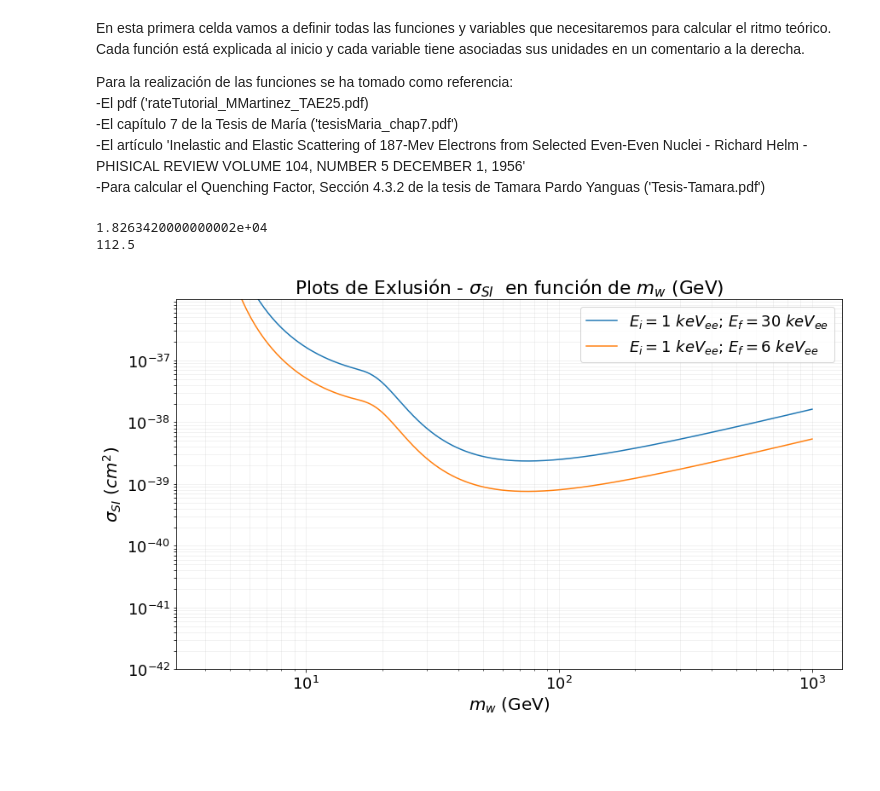
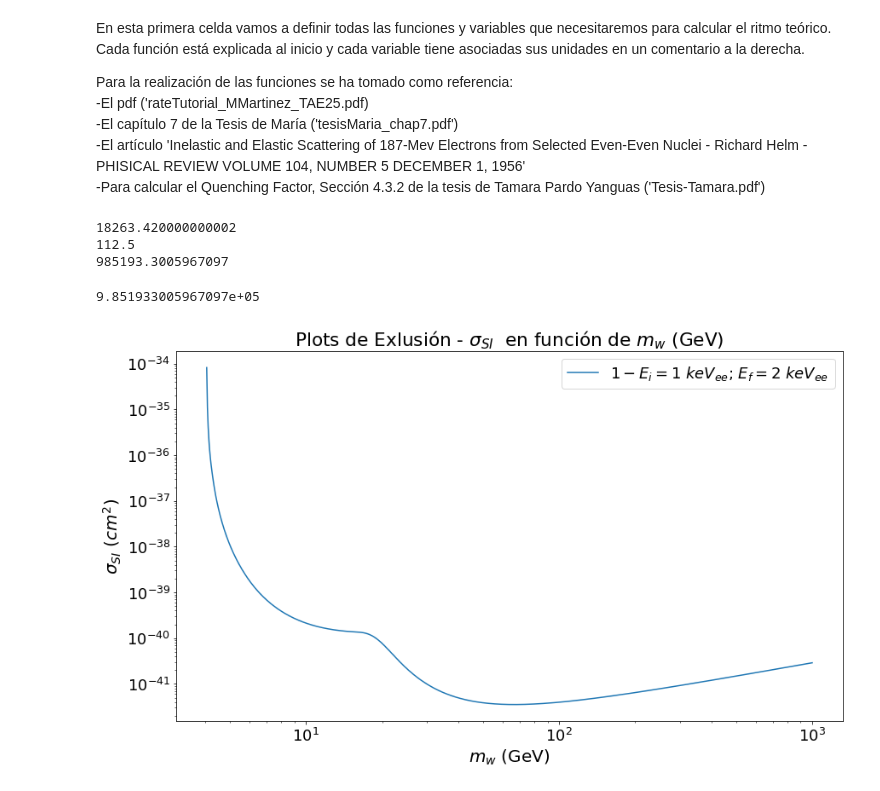
Before and after one commit to 716292-bbm/TFG, a Jupyter notebook: TFG_Plots_exc_param.ipynb, the cells around one changed output. Cells and saved outputs as stored; diff of their text form; code cells hidden in the pictures; blank space fills up the shorter version.

```diff
--- a/TFG_Plots_exc_param.ipynb
+++ b/TFG_Plots_exc_param.ipynb
@@ -23,73 +23,70 @@ from funciones_ritmo_exp import*
 
 
 plt.rcParams['font.size'] = 18
+# %%
+
+timeMax=72.9
+timeMin=255.5
+timeAvg=(timeMax+timeMin)/2.
+
+mW_min=0.1 #masa wimp minima en GeV
+mW_max=3
+
+mWs=np.logspace(mW_min,mW_max,num=1000,endpoint=True)
+
+
+tiempo_exposicion=calcula_t_exposicion()
+masa_exposicion=calcula_m_exposicion()
+print(tiempo_exposicion)
+print(masa_exposicion)
+
+
+#Calculamos función Numero de Cuentas teorico
+
+Ei=1
+Ef=2
+
+N_exp=numero_cuentas_exp_CL(Ei,Ef)
+
+print(N_exp)
+
+N_teo=np.array([numero_cuentas_teo(Ei,Ef,timeAvg,m,1,tiempo_exposicion,masa_exposicion)for m in mWs])
+# %% [output]
+18263.420000000002
+112.5
+985193.3005967097
 # %%
 
 timeMax=72.9
 timeMin=255.5
 timeAvg=(timeMax+timeMin)/2.
 
 mW_min=0.1 #masa wimp minima en GeV
 mW_max=3
 
 mWs=np.logspace(mW_min,mW_max,num=1000,endpoint=True)
 
 plt.figure(figsize=(14, 8))
 ax = plt.subplot()
 
 tiempo_exposicion=calcula_t_exposicion()
 masa_exposicion=calcula_m_exposicion()
 
-print(tiempo_exposicion)
-print(masa_exposicion)
+print(N_exp)
 
-#Calculamos función Ritmo teorico
+sigma_sis=N_exp/N_teo
 
-Ei=1
-Ef=30
-
-ritmo_comp=integral_exp(Ei,Ef,masa_exposicion,tiempo_exposicion)
+ax.plot(mWs,sigma_sis,label="$1-E_i=$"+f"{Ei}"+" $keV_{ee}$; $E_f=$"+f"{Ef}"+" $keV_{ee}$")
 
 
-sigma_sis=np.array([(ritmo_comp/(totalRate_NaI_ee(Ei,Ef,timeAvg,a,1)*masa_exposicion*tiempo_exposicion/365)) for a in mWs])
 
-ax.plot(mWs,sigma_sis,label="$E_i=$"+f"{Ei}"+" $keV_{ee}$; $E_f=$"+f"{Ef}"+" $keV_{ee}$")
-
-Ei=1
-Ef=6
-
-ritmo_comp=integral_exp(Ei,Ef,masa_exposicion,tiempo_exposicion)
-sigma_sis=np.array([(ritmo_comp/(totalRate_NaI_ee(Ei,Ef,timeAvg,a,1)*masa_exposicion*tiempo_exposicion/365)) for a in mWs])
-
-ax.plot(mWs,sigma_sis,label="$E_i=$"+f"{Ei}"+" $keV_{ee}$; $E_f=$"+f"{Ef}"+" $keV_{ee}$")
 ax.legend()
 ax.set_title(r'Plots de Exlusión - $\sigma_{SI}$  en función de $m_w$ (GeV)')
 ax.set_ylabel(r'$\sigma_{SI}$ $(cm^2)$',fontsize=20)
 ax.set_xlabel(r'$m_w$ (GeV)',fontsize=20)
 
 ax.set_yscale("log")
 ax.set_xscale("log")
-
-y_sup=1e-36
-y_inf=1e-42
-
-ax.set_ylim(y_inf,y_sup)
-
-exp_min = int(np.floor(np.log10(y_inf)))
-exp_max = int(np.ceil(np.log10(y_sup)))
-exps = np.arange(exp_min, exp_max)
-
-
-all_ticks = []
-for e in exps:
-    decade = (np.arange(1, 10) * (10.0**e)).tolist()
-    all_ticks.extend(decade)
-all_ticks = np.array(all_ticks)
-
-ax.set_yticks(all_ticks)
-
-ax.grid(which='both', linestyle='-', alpha=0.2)
 # %% [output]
-1.8263420000000002e+04
-112.5
+9.851933005967097e+05
-[figure, old version]
+[figure, new version]
```
Also changed, not shown: parts of 5 cells of this notebook, 14 other files.
